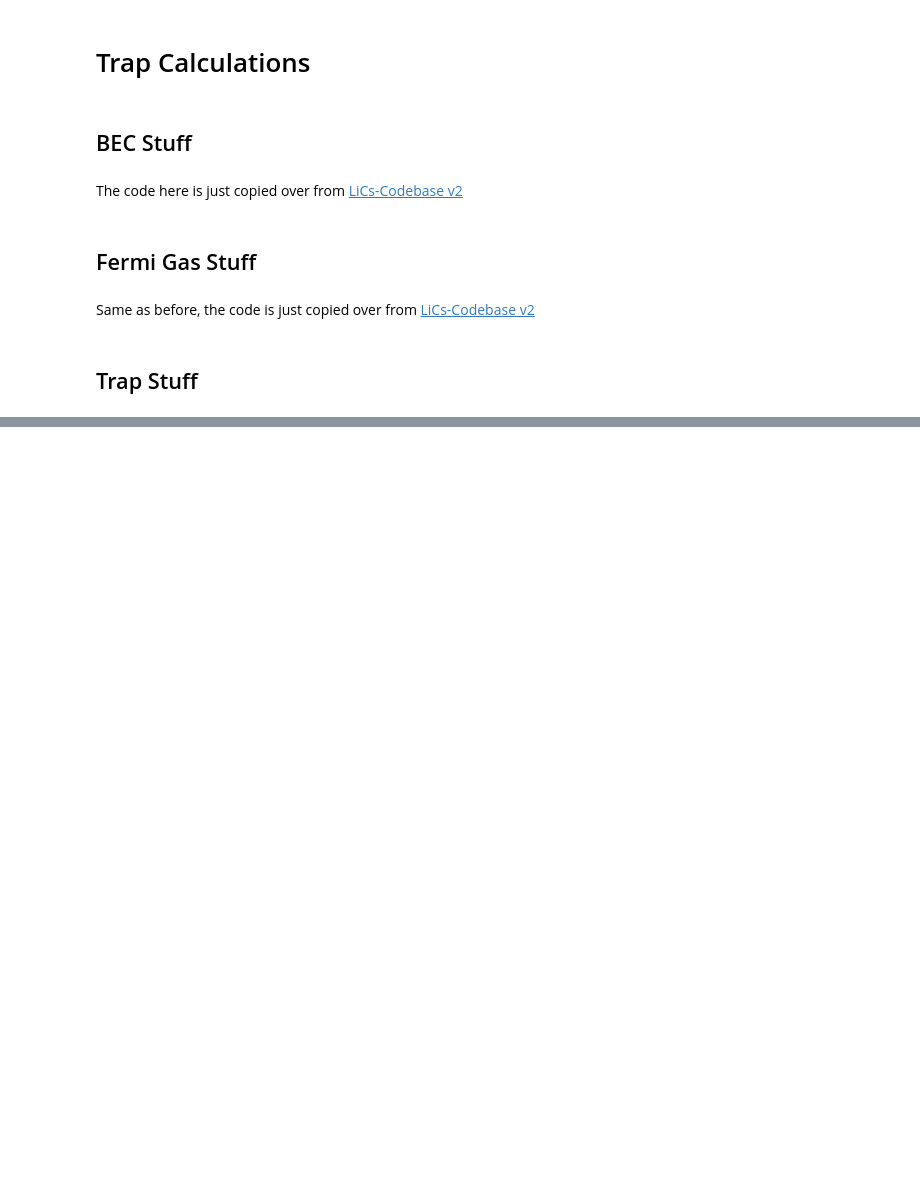
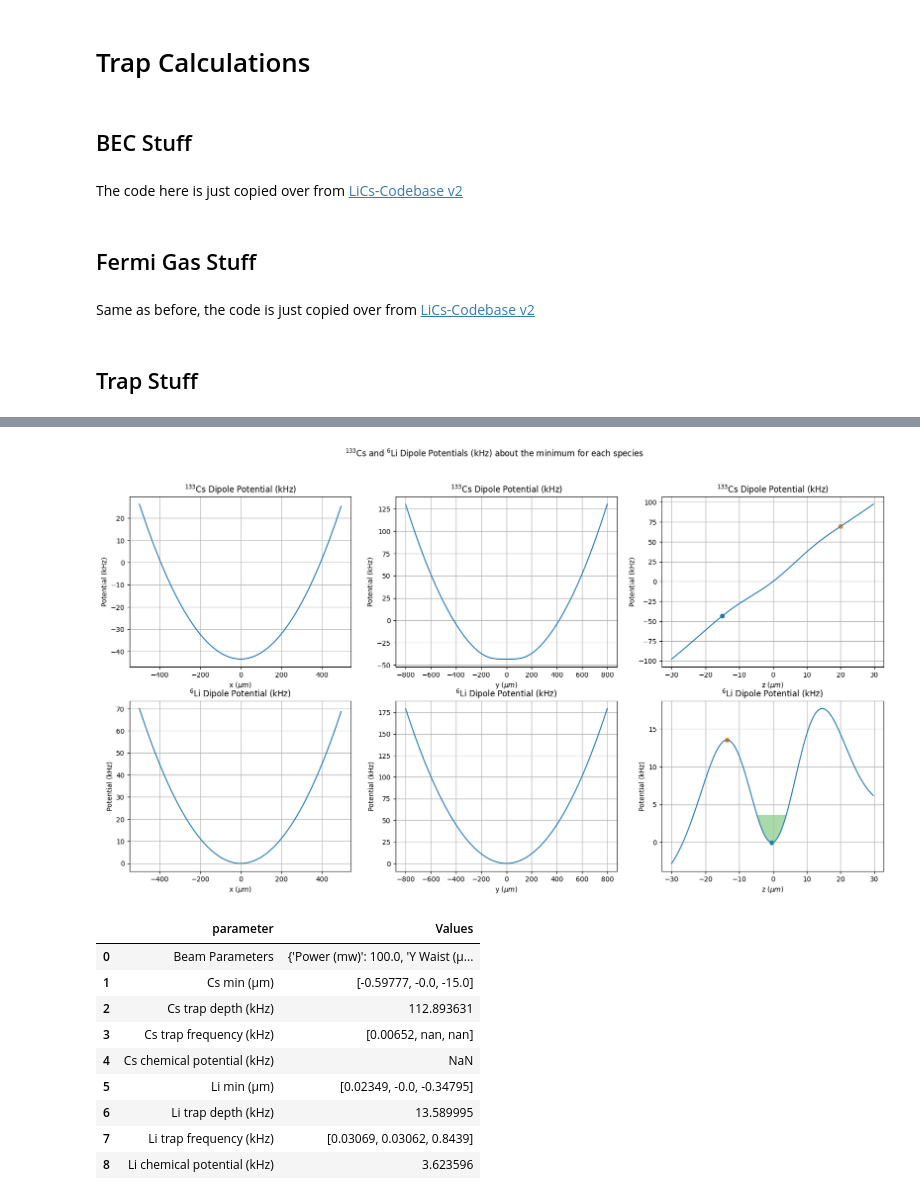
Before and after one commit to Mouhamedm17/DipoleTrappingCalculations, a Jupyter notebook: FlatTrap.ipynb, the cells around one changed output, grey strips where cells are left out. Drawn from its saved outputs; the diff is of its cells as text; code cells hidden in the pictures; blank space fills up the shorter version.

```diff
--- a/FlatTrap.ipynb
+++ b/FlatTrap.ipynb
@@ -1247,0 +1531,19 @@ trap_calcs = Trap_Calc(total_potential, total_trap_params, NCs, NLi, plot_ranges
+# %%
+total_trap_params = [cs_trap_params, li_trap_params]
+plot_ranges = [500e-6, 800e-6, 30e-6]
+NCs = 2e4
+NLi = 1e4
+
+trap_calcs = Trap_Calc(total_potential, total_trap_params, NCs, NLi, plot_ranges)
+# %% [output]
+[figure, added]
+|  | parameter | Values |
+| 0 | Beam Parameters | {'Power (mw)': 100.0, 'Y Waist (μ... |
+| 1 | Cs min (μm) | [-0.59777, -0.0, -15.0] |
+| 2 | Cs trap depth (kHz) | 112.893631 |
+| 3 | Cs trap frequency (kHz) | [0.00652, nan, nan] |
+| 4 | Cs chemical potential (kHz) | NaN |
+| 5 | Li min (μm) | [0.02349, -0.0, -0.34795] |
+| 6 | Li trap depth (kHz) | 13.589995 |
+| 7 | Li trap frequency (kHz) | [0.03069, 0.03062, 0.8439] |
+| 8 | Li chemical potential (kHz) | 3.623596 |
```
Also changed, not shown: parts of 6 cells of this notebook.
